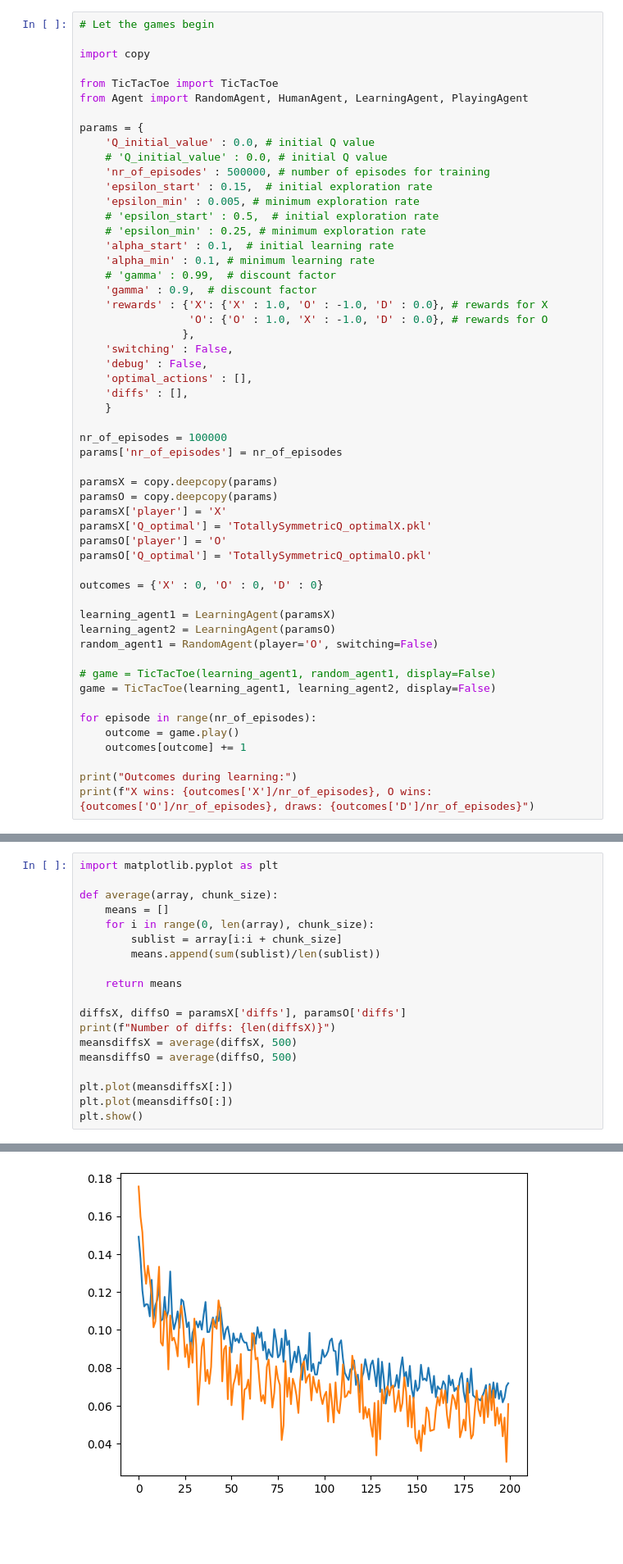
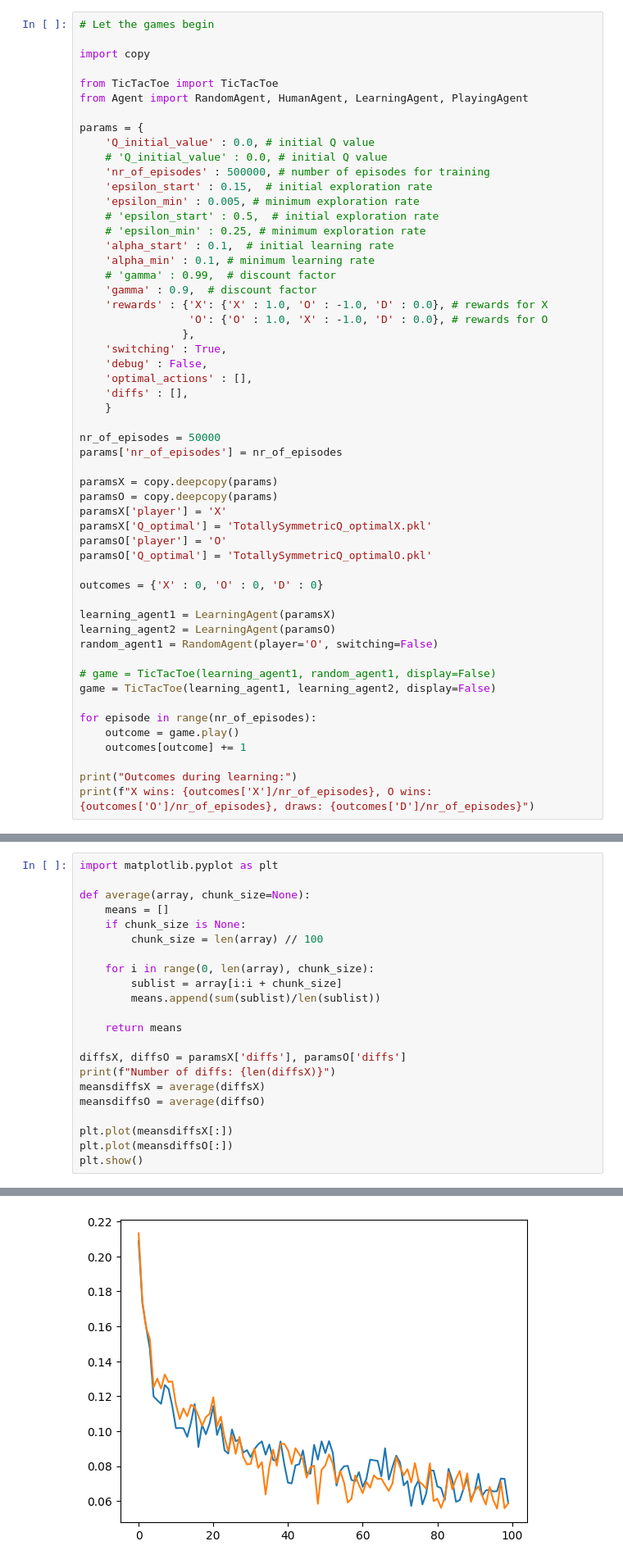
Before and after one commit to jakobatgithub/TicTacToe, a Jupyter notebook: TicTacToe.ipynb, the cells around one changed output, grey strips where cells are left out. Shown at 82% size. Cells and saved outputs as stored; diff of their text form; blank space fills up the shorter version.

```diff
--- a/TicTacToe.ipynb
+++ b/TicTacToe.ipynb
@@ -21,13 +21,13 @@ params = {
     'rewards' : {'X': {'X' : 1.0, 'O' : -1.0, 'D' : 0.0}, # rewards for X
                  'O': {'O' : 1.0, 'X' : -1.0, 'D' : 0.0}, # rewards for O
                 },
-    'switching' : False,
+    'switching' : True,
     'debug' : False,
     'optimal_actions' : [],
     'diffs' : [],
     }
 
-nr_of_episodes = 100000
+nr_of_episodes = 50000
 params['nr_of_episodes'] = nr_of_episodes
 
 paramsX = copy.deepcopy(params)
@@ -58,8 +58,11 @@ X wins: 0.20788, O wins: 0.10067, draws: 0.69145
 # %%
 import matplotlib.pyplot as plt
 
-def average(array, chunk_size):
+def average(array, chunk_size=None):
     means = []
+    if chunk_size is None:
+        chunk_size = len(array) // 100
+
     for i in range(0, len(array), chunk_size):
         sublist = array[i:i + chunk_size]
         means.append(sum(sublist)/len(sublist))
@@ -68,8 +71,8 @@ def average(array, chunk_size):
 
 diffsX, diffsO = paramsX['diffs'], paramsO['diffs']
 print(f"Number of diffs: {len(diffsX)}")
-meansdiffsX = average(diffsX, 500)
-meansdiffsO = average(diffsO, 500)
+meansdiffsX = average(diffsX)
+meansdiffsO = average(diffsO)
 
 plt.plot(meansdiffsX[:])
 plt.plot(meansdiffsO[:])
@@ -79 +82 @@ Number of diffs: 100000
-[figure, old version]
+[figure, new version]
```
Also changed, not shown: parts of 5 cells of this notebook, 3 other files.
